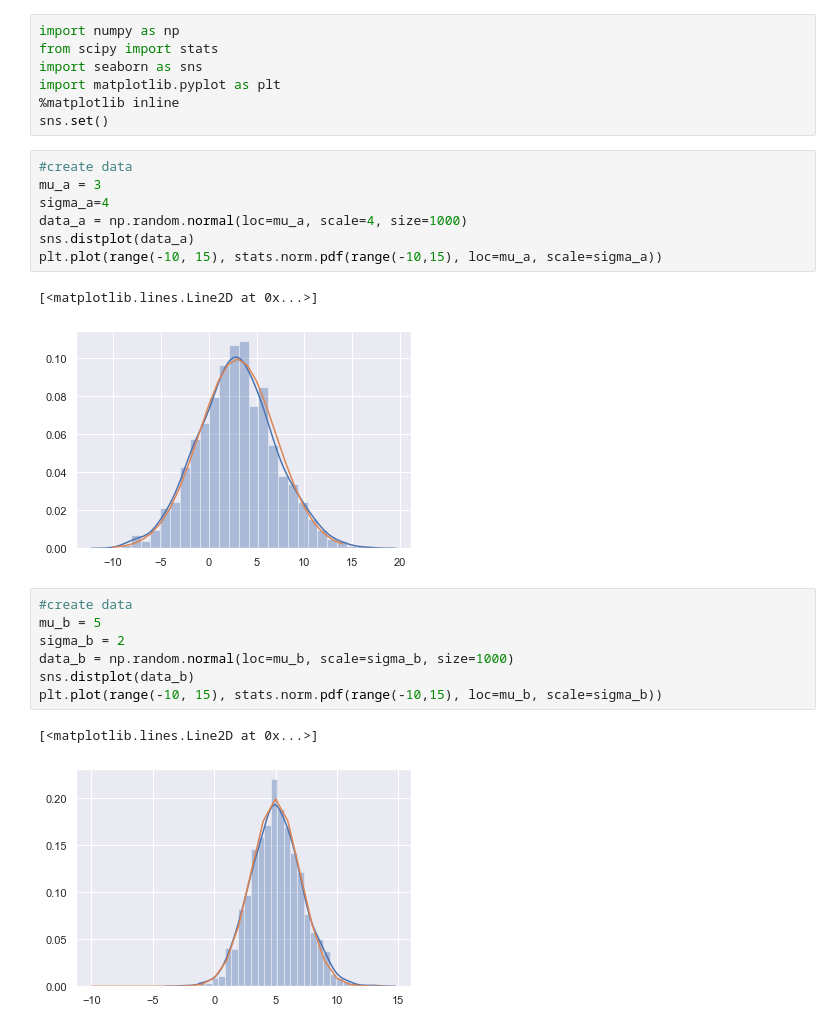
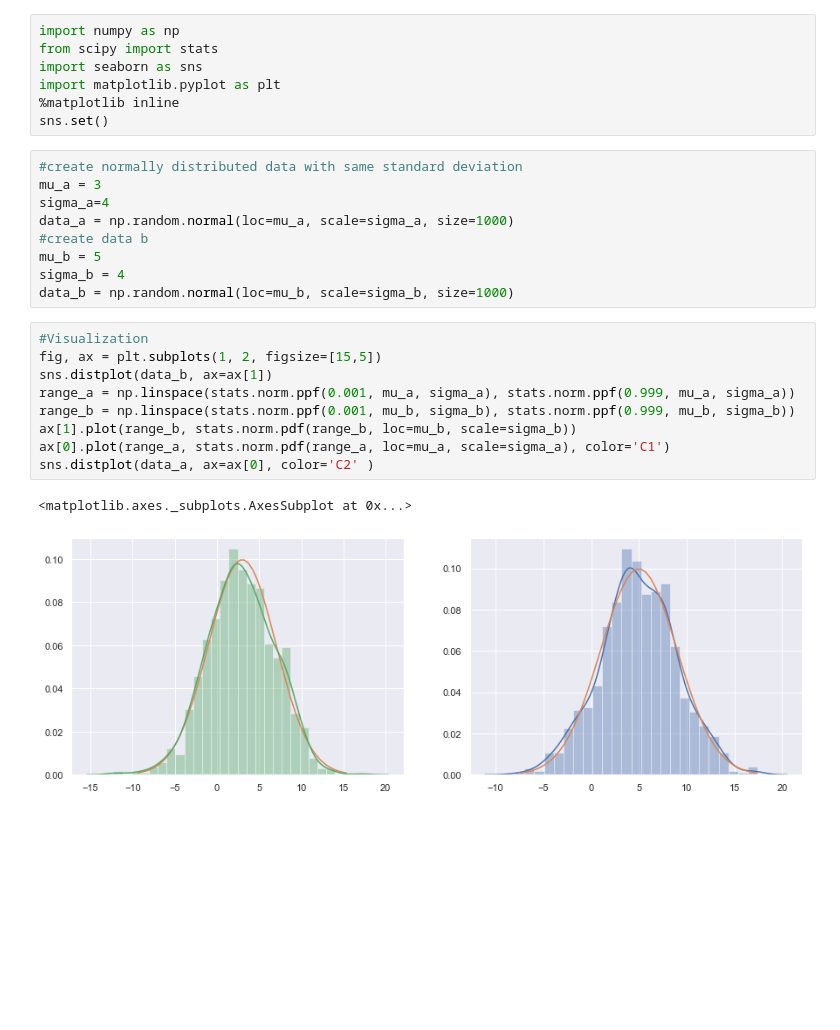
Before and after one commit to normannexo/Mathematics-notebooks, a Jupyter notebook: t-test.ipynb, the cells around one changed output. Saved outputs shown, nothing was run; the diff lists cells and outputs as text; blank space fills up the shorter version.

```diff
--- a/t-test.ipynb
+++ b/t-test.ipynb
@@ -6,22 +6,23 @@ import matplotlib.pyplot as plt
 %matplotlib inline
 sns.set()
 # %%
-#create data
+#create normally distributed data with same standard deviation
 mu_a = 3
 sigma_a=4
-data_a = np.random.normal(loc=mu_a, scale=4, size=1000)
-sns.distplot(data_a)
-plt.plot(range(-10, 15), stats.norm.pdf(range(-10,15), loc=mu_a, scale=sigma_a))
+data_a = np.random.normal(loc=mu_a, scale=sigma_a, size=1000)
+#create data b
+mu_b = 5
+sigma_b = 4
+data_b = np.random.normal(loc=mu_b, scale=sigma_b, size=1000)
-# %% [output]
-[<matplotlib.lines.Line2D at 0x...>]
-[figure, removed]
-# %%
-#create data
-mu_b = 5
-sigma_b = 2
-data_b = np.random.normal(loc=mu_b, scale=sigma_b, size=1000)
-sns.distplot(data_b)
-plt.plot(range(-10, 15), stats.norm.pdf(range(-10,15), loc=mu_b, scale=sigma_b))
-# %% [output]
-[<matplotlib.lines.Line2D at 0x...>]
-[figure, removed]
+# %%
+#Visualization
+fig, ax = plt.subplots(1, 2, figsize=[15,5])
+sns.distplot(data_b, ax=ax[1])
+range_a = np.linspace(stats.norm.ppf(0.001, mu_a, sigma_a), stats.norm.ppf(0.999, mu_a, sigma_a))
+range_b = np.linspace(stats.norm.ppf(0.001, mu_b, sigma_b), stats.norm.ppf(0.999, mu_b, sigma_b))
+ax[1].plot(range_b, stats.norm.pdf(range_b, loc=mu_b, scale=sigma_b))
+ax[0].plot(range_a, stats.norm.pdf(range_a, loc=mu_a, scale=sigma_a), color='C1')
+sns.distplot(data_a, ax=ax[0], color='C2' )
+# %% [output]
+<matplotlib.axes._subplots.AxesSubplot at 0x...>
+[figure, added]
```
Also changed, not shown: parts of 2 cells of this notebook, 1 other file.
